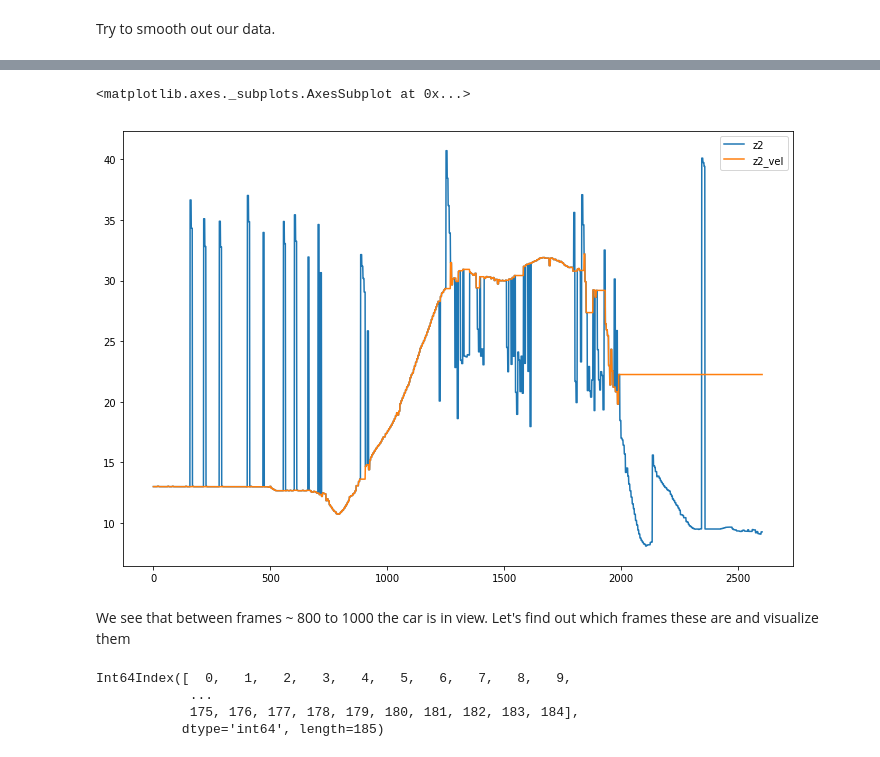
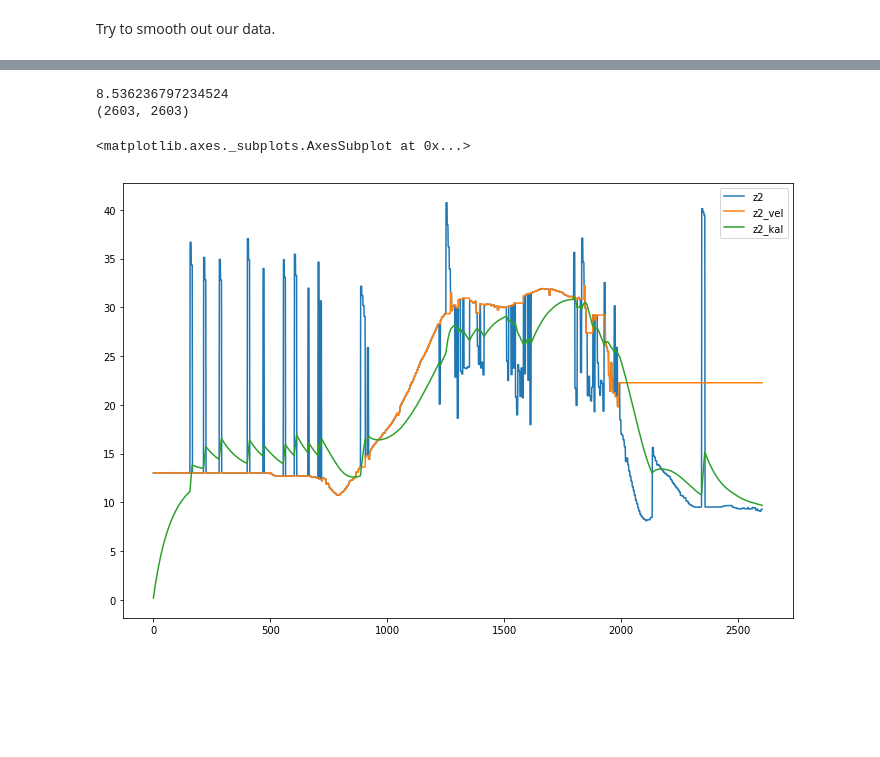
Before and after one commit to rhanschristiansen/Einstein, a Jupyter notebook: notebooks/m16_calibration-v2.ipynb, the cells around one changed output, grey strips where cells are left out. Drawn from its saved outputs; the diff is of its cells as text; code cells hidden in the pictures; blank space fills up the shorter version.

```diff
--- a/notebooks/m16_calibration-v2.ipynb
+++ b/notebooks/m16_calibration-v2.ipynb
@@ -104,0 +160,27 @@ def velocity_despike(y, window=1, threshold=10):
+# %%
+import numpy as np
+def kalman_despike(y):
+    """
+    Use a Kalman Filter to smooth the LiDAR detection signal
+    """
+    iteration_count = len(y)
+    noisy_measurement = y.copy()
+    # in practice we would take our sensor, log some readings and get the
+    # standard deviation
+    measurement_standard_deviation = np.std([random.random() * 2.0 - 1.0 for j in xrange(iteration_count)])
+    measurement_standard_deviation = np.std(noisy_measurement)
+    print(measurement_standard_deviation)
+    # The smaller this number, the fewer fluctuations, but can also venture off
+    # course...
+    process_variance = 1e-2
+    estimated_measurement_variance = measurement_standard_deviation ** 2  # 0.05 ** 2
+    kalman_filter = KalmanFilter1D(process_variance, estimated_measurement_variance)
+    posteri_estimate_graph = []
+
+    for iteration in xrange(0, iteration_count):
+        kalman_filter.input_latest_noisy_measurement(noisy_measurement[iteration])
+        posteri_estimate_graph.append(kalman_filter.get_latest_estimated_measurement())
+    return posteri_estimate_graph
+z2_kal = kalman_despike(y=m16_detections1.z2)
+z2_kal = pd.DataFrame(z2_kal)
+z2_kal.plot()
@@ -105,23 +191,17 @@ def velocity_despike(y, window=1, threshold=10):
 # %%
 from scipy.interpolate import interp1d
 z2_smooth = pd.rolling_mean(m16_detections1.z2, 60)
 z2_despike = despike(yi=m16_detections1.z2)
 z2_vel = velocity_despike(y=m16_detections1.z2, threshold=3)
+z2_kal = kalman_despike(y=m16_detections1.z2)
+print(len(z2_kal), len(z2_vel))
 m16_detections1['z2_smooth'] = z2_smooth
 m16_detections1['z2_despike'] = z2_despike
 m16_detections1['z2_vel'] = z2_vel
-m16_detections1[['z2','z2_vel']].plot(figsize=(12,8))
-# m16_detections1.z2_vel.plot(figsize=(12,8))
+m16_detections1['z2_kal'] = z2_kal
+m16_detections1[['z2','z2_vel', 'z2_kal']].plot(figsize=(12,8))
 # %% [output]
-<matplotlib.axes._subplots.AxesSubplot at 0x...>
+8.536236797234524
+(2603, 2603)
+<matplotlib.axes._subplots.AxesSubplot at 0x...>
-[figure, old version]
+[figure, new version]
-# %% [markdown]
-We see that between frames ~ 800 to 1000 the car is in view. Let's find out which frames these are and visualize them
-# %%
-segment_frames = m16_detections1.z15[m16_detections1.z15 < 1.5].index # the index corresponds to the frame number
-segment_frames
-# %% [output]
-Int64Index([  0,   1,   2,   3,   4,   5,   6,   7,   8,   9,
-            ...
-            175, 176, 177, 178, 179, 180, 181, 182, 183, 184],
-           dtype='int64', length=185)
```
Also changed, not shown: parts of 12 cells of this notebook, 1 other file.
